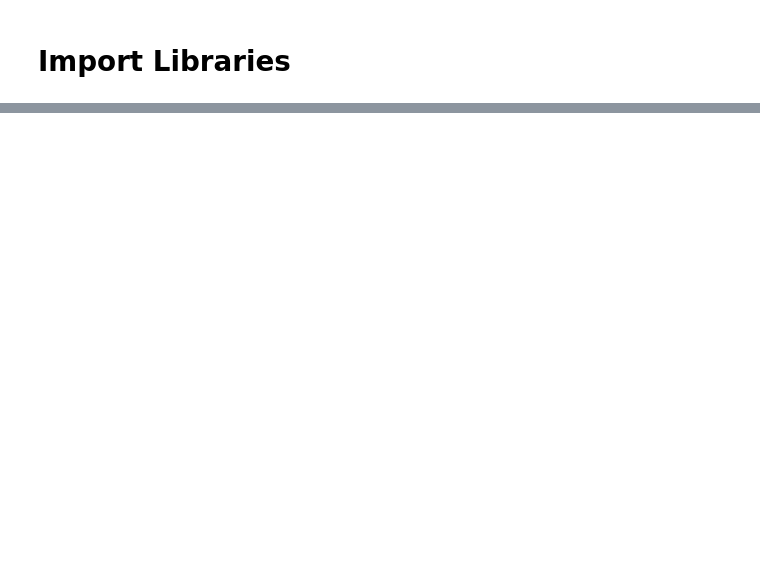
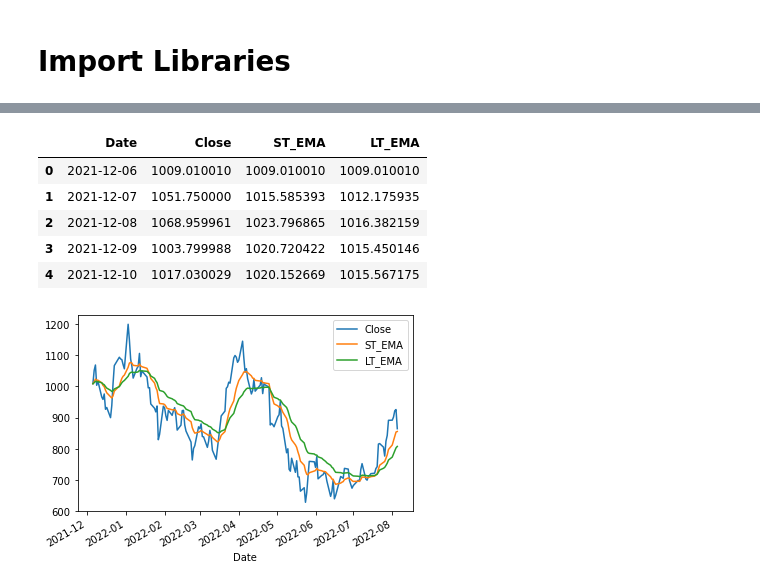
Before and after one commit to ShenChikai/Trading-Projects, a Jupyter notebook: MACD/MACD.ipynb, the cells around one changed output, grey strips where cells are left out. Saved outputs shown, nothing was run; the diff lists cells and outputs as text; code cells hidden in the pictures; blank space fills up the shorter version.

Commit message:
Finished MACD
will do some trading strategy result test in the future

```diff
--- a/MACD/MACD.ipynb
+++ b/MACD/MACD.ipynb
@@ -46,0 +52,55 @@ stock_historical.to_csv("./stock_historicals.csv")
+# %%
+# MACD df with only date and close
+MACD_df = stock_historical[["Close"]]
+MACD_df.reset_index(inplace=True)
+MACD_df.head()
+
+# initial EMA (close price)
+init_EMA = MACD_df.Close[0]
+smoothing = 2
+
+######################################################################################
+
+# short term EMA (12-days EMA)
+ST_period = 12
+ST_multiplier = smoothing / (1 + ST_period)
+ST_EMA = [init_EMA]
+
+for i in range(1, len(MACD_df['Close'])):
+    # Close price is at column 1
+    ST_EMA.append( MACD_df.iloc[i,1]*ST_multiplier + ST_EMA[i-1]*(1-ST_multiplier) )
+
+#MACD_df.insert(loc=2, column='ST_EMA', value=pd.Series(ST_EMA))
+MACD_df['ST_EMA'] = ST_EMA
+
+######################################################################################
+
+# long term EMA (12-days EMA)
+LT_period = 26
+LT_multiplier = smoothing / (1 + LT_period)
+LT_EMA = [init_EMA]
+
+for i in range(1, len(MACD_df['Close'])):
+    # Close price is at column 1
+    LT_EMA.append( MACD_df.iloc[i,1]*LT_multiplier + LT_EMA[i-1]*(1-LT_multiplier) )
+
+#MACD_df.insert(loc=2, column='LT_EMA', value=pd.Series(LT_EMA))
+MACD_df['LT_EMA'] = LT_EMA
+
+######################################################################################
+
+# df check
+display(MACD_df.head())
+
+# plot check
+MACD_df.set_index('Date', inplace=True)
+MACD_df.plot()
+MACD_df.reset_index(inplace=True)
+# %% [output]
+|  | Date | Close | ST_EMA | LT_EMA |
+| 0 | 2021-12-06 | 1009.010010 | 1009.010010 | 1009.010010 |
+| 1 | 2021-12-07 | 1051.750000 | 1015.585393 | 1012.175935 |
+| 2 | 2021-12-08 | 1068.959961 | 1023.796865 | 1016.382159 |
+| 3 | 2021-12-09 | 1003.799988 | 1020.720422 | 1015.450146 |
+| 4 | 2021-12-10 | 1017.030029 | 1020.152669 | 1015.567175 |
+[figure, added]
```
Also changed, not shown: parts of 10 cells of this notebook, 4 other files.
